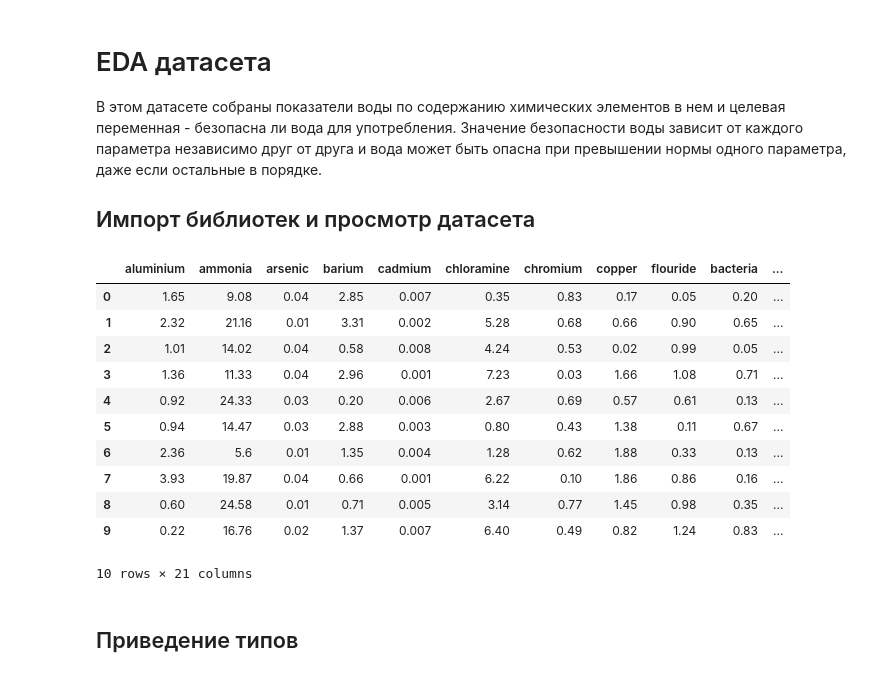
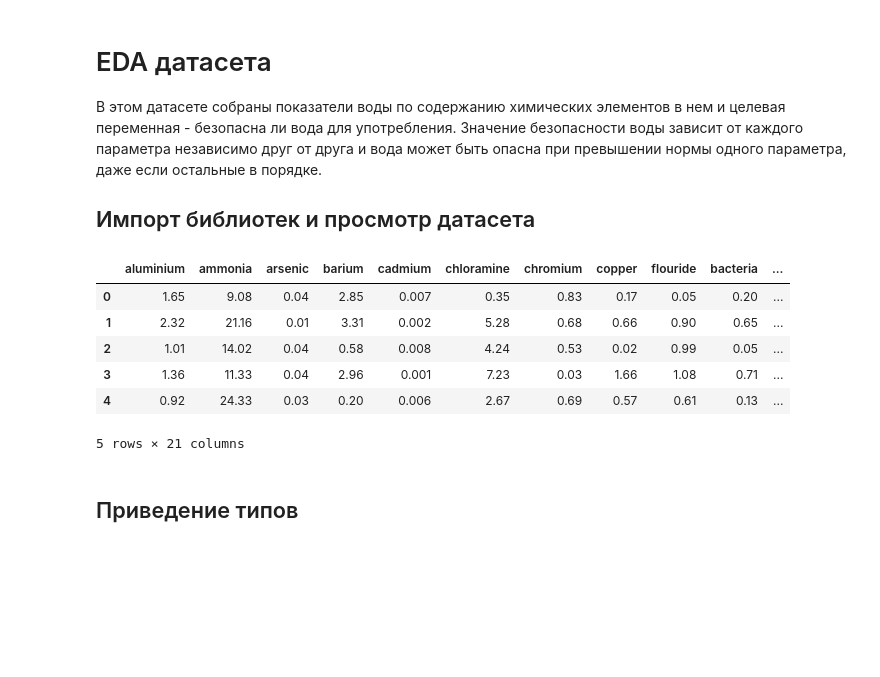
Before and after one commit to zheg1ov/gleb-project, a Jupyter notebook: notebooks/EDA.ipynb, the cells around one changed output. Cells and saved outputs as stored; diff of their text form; code cells hidden in the pictures; blank space fills up the shorter version.

```diff
--- a/notebooks/EDA.ipynb
+++ b/notebooks/EDA.ipynb
@@ -10,19 +12,14 @@ import seaborn as sns
 # %%
 raw_data = pd.read_csv(f"https://drive.google.com/uc?id={'1HXu3s_EKOPQ2Yk_FeNyw8PsIu3mWr8Te'}")
-raw_data.head(10)
+raw_data.head(5)
 # %% [output]
 |  | aluminium | ammonia | arsenic | barium | cadmium | chloramine | chromium | copper | flouride | bacteria | ... |
 | 0 | 1.65 | 9.08 | 0.04 | 2.85 | 0.007 | 0.35 | 0.83 | 0.17 | 0.05 | 0.20 | ... |
 | 1 | 2.32 | 21.16 | 0.01 | 3.31 | 0.002 | 5.28 | 0.68 | 0.66 | 0.90 | 0.65 | ... |
 | 2 | 1.01 | 14.02 | 0.04 | 0.58 | 0.008 | 4.24 | 0.53 | 0.02 | 0.99 | 0.05 | ... |
 | 3 | 1.36 | 11.33 | 0.04 | 2.96 | 0.001 | 7.23 | 0.03 | 1.66 | 1.08 | 0.71 | ... |
 | 4 | 0.92 | 24.33 | 0.03 | 0.20 | 0.006 | 2.67 | 0.69 | 0.57 | 0.61 | 0.13 | ... |
-| 5 | 0.94 | 14.47 | 0.03 | 2.88 | 0.003 | 0.80 | 0.43 | 1.38 | 0.11 | 0.67 | ... |
-| 6 | 2.36 | 5.6 | 0.01 | 1.35 | 0.004 | 1.28 | 0.62 | 1.88 | 0.33 | 0.13 | ... |
-| 7 | 3.93 | 19.87 | 0.04 | 0.66 | 0.001 | 6.22 | 0.10 | 1.86 | 0.86 | 0.16 | ... |
-| 8 | 0.60 | 24.58 | 0.01 | 0.71 | 0.005 | 3.14 | 0.77 | 1.45 | 0.98 | 0.35 | ... |
-| 9 | 0.22 | 16.76 | 0.02 | 1.37 | 0.007 | 6.40 | 0.49 | 0.82 | 1.24 | 0.83 | ... |
-10 rows × 21 columns
+5 rows × 21 columns
 # %% [markdown]
 ## Приведение типов
 # %%
```
Also changed, not shown: parts of 9 cells of this notebook.
